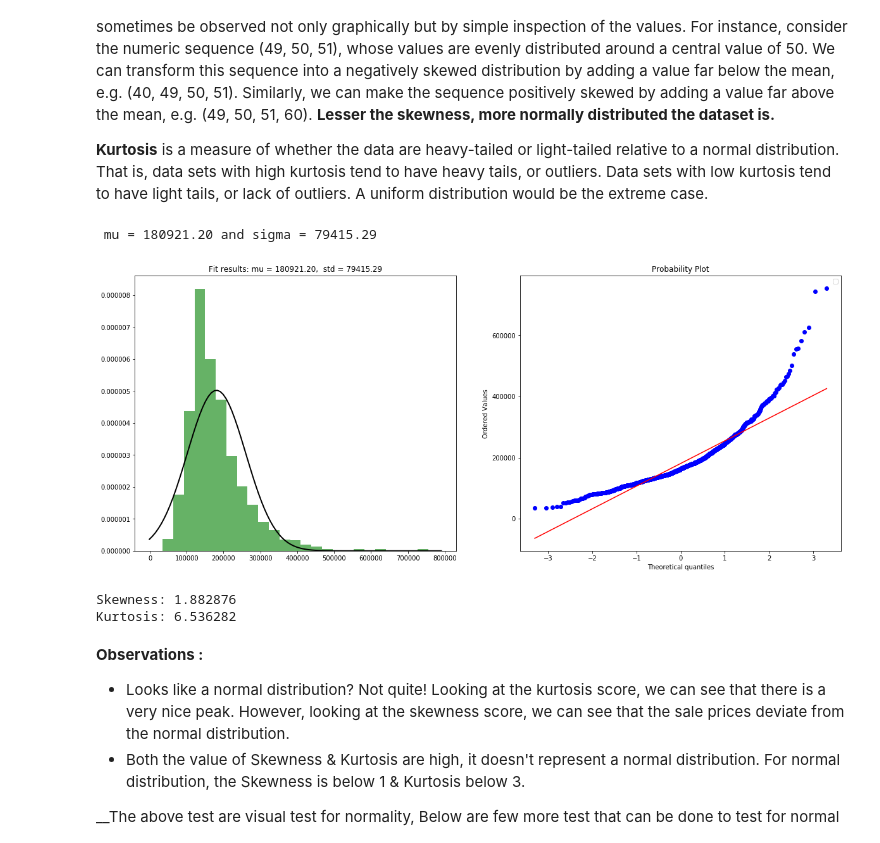
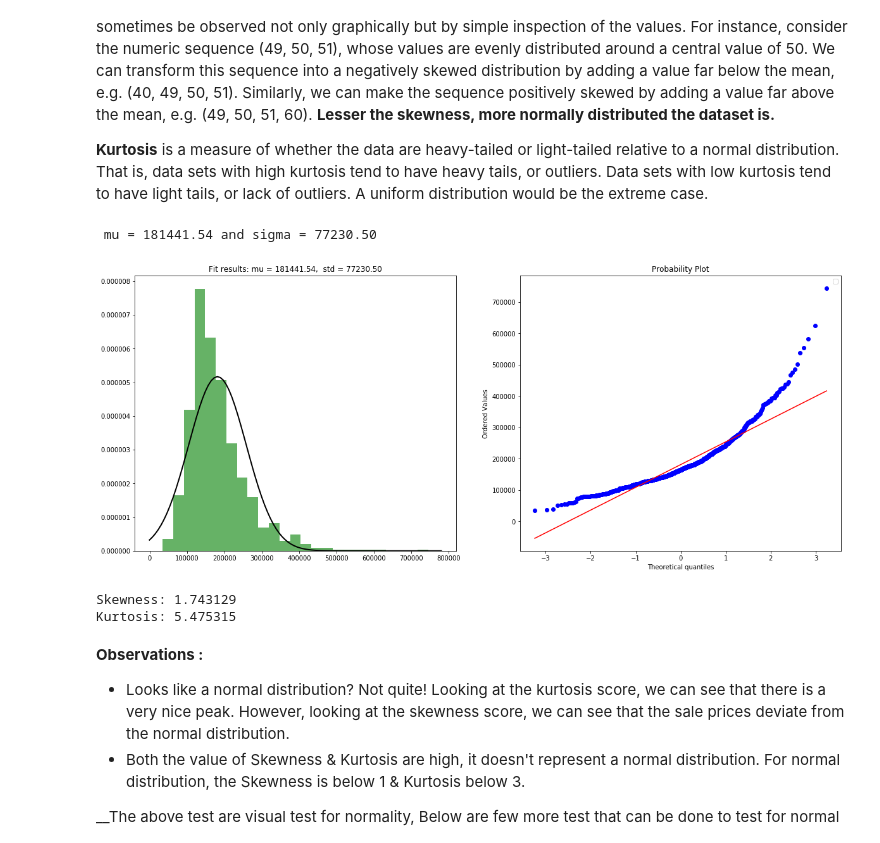
Before and after one commit to SamyaMaiti2012/datascience, a Jupyter notebook: techniques/normality-test/Normality-Tests.ipynb, the cells around one changed output. Cells and saved outputs as stored; diff of their text form; code cells hidden in the pictures.

```diff
--- a/techniques/normality-test/Normality-Tests.ipynb
+++ b/techniques/normality-test/Normality-Tests.ipynb
@@ -18,3 +24,2 @@ from scipy.stats.stats import pearsonr
 # %%
 train = pd.read_csv("data/train.csv")
-test = pd.read_csv("data/test.csv")
@@ -24,0 +52,2 @@ random_state = 42
+# %%
+train = train[['Id', 'MSSubClass', 'LotArea', 'OverallQual', 'OverallCond', 'YearRemodAdd', 'SalePrice']]
@@ -25,3 +77,5 @@ random_state = 42
+# %%
+train_set, test_set = train_test_split(train, test_size=0.2, random_state=random_state)
 # %% [markdown]
 ## Check for normality of test/target variable
 
@@ -31,7 +85,7 @@ __Skewness__ is a measure of symmetry, or more precisely, the lack of symmetry.
 
 __Kurtosis__ is a measure of whether the data are heavy-tailed or light-tailed relative to a normal distribution. That is, data sets with high kurtosis tend to have heavy tails, or outliers. Data sets with low kurtosis tend to have light tails, or lack of outliers. A uniform distribution would be the extreme case.
 # %%
-data = train['SalePrice']
+data = train_set['SalePrice']
 # Fit a normal distribution to the data:
 mu, std = norm.fit(data)
 
@@ -40,41 +94,41 @@ fig.set_size_inches(20,8)
 
 '''
 An informal approach to testing normality
 is to compare a histogram of the sample data to a normal probability curve.
 '''
 ax1.hist(data, bins=25, density=True, alpha=0.6, color='g')
 # Plot the PDF.
 xmin, xmax = ax1.get_xlim()
 x = np.linspace(xmin, xmax, 100)
 p = norm.pdf(x, mu, std)
 ax1.plot(x, p, 'k', linewidth=2)
 title = "Fit results: mu = %.2f,  std = %.2f" % (mu, std)
 ax1.set_title(title)
 
 
 '''
 A better way to visualize test for normality is Normal probability plot
 In a normal probability plot (also called a "normal plot"), the sorted data are plotted
 vs. values selected to make the resulting image look close to a straight line if the data
 are approximately normally distributed. Deviations from a straight line suggest departures from normality.
 '''
-(mu, sigma) = norm.fit(train['SalePrice'])
+(mu, sigma) = norm.fit(train_set['SalePrice'])
 print( '\n mu = {:.2f} and sigma = {:.2f}\n'.format(mu, sigma))
 ax2.legend(['Normal dist. ($\mu=$ {:.2f} and $\sigma=$ {:.2f} )'.format(mu, sigma)],loc='best')
 ax2.set_ylabel('Frequency')
 ax2.set_title('SalePrice distribution')
-stats.probplot(train['SalePrice'], plot=ax2)
+stats.probplot(train_set['SalePrice'], plot=ax2)
 
 plt.show()
 
 
-print("Skewness: %f" % train['SalePrice'].skew())
-print("Kurtosis: %f" % train['SalePrice'].kurt())
+print("Skewness: %f" % train_set['SalePrice'].skew())
+print("Kurtosis: %f" % train_set['SalePrice'].kurt())
 # %% [output]
- mu = 180921.20 and sigma = 79415.29
+ mu = 181441.54 and sigma = 77230.50
-[figure, old version]
+[figure, new version]
-Skewness: 1.882876
-Kurtosis: 6.536282
+Skewness: 1.743129
+Kurtosis: 5.475315
 # %% [markdown]
 __Observations :__
 -  Looks like a normal distribution? Not quite! Looking at the kurtosis score, we can see that there is a very nice peak. However, looking at the skewness score, we can see that the sale prices deviate from the normal distribution.
```
Also changed, not shown: parts of 20 cells of this notebook.
